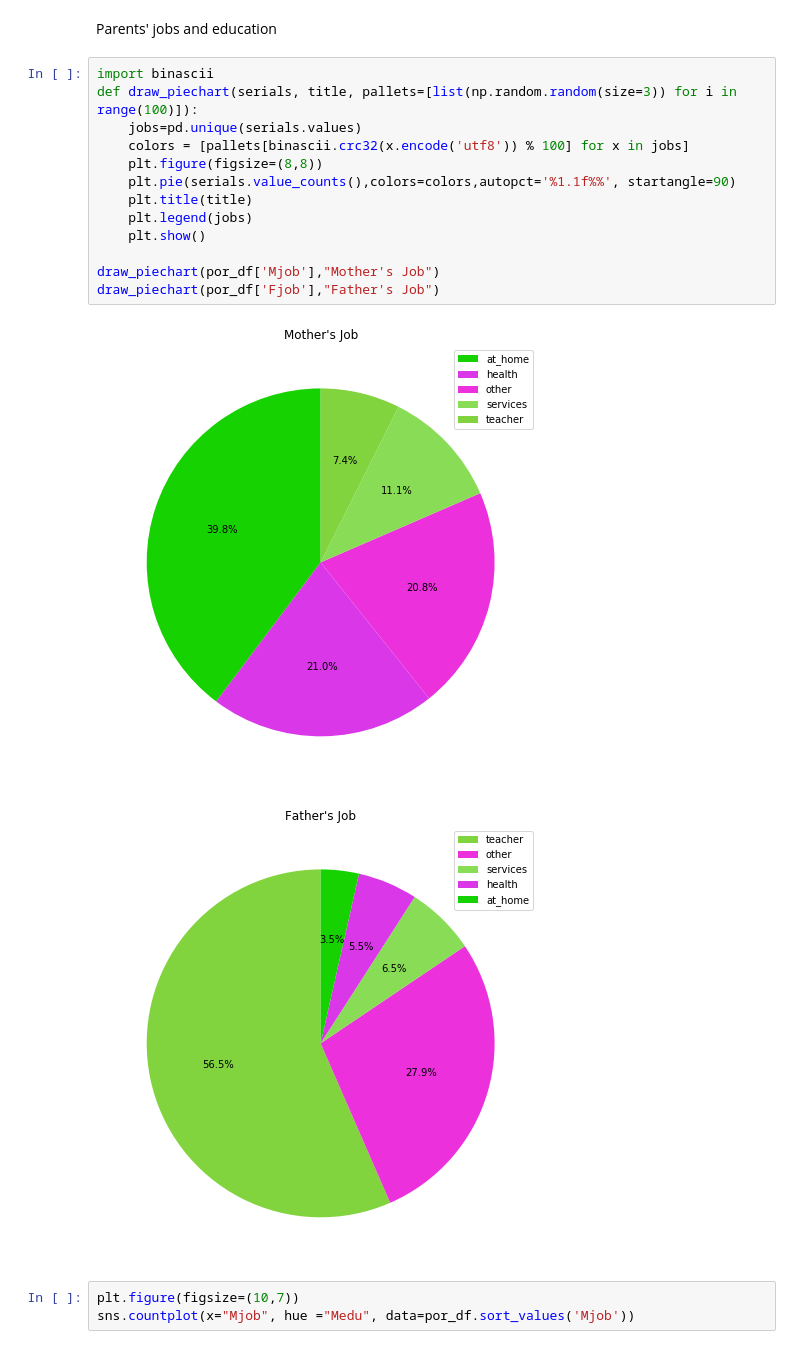
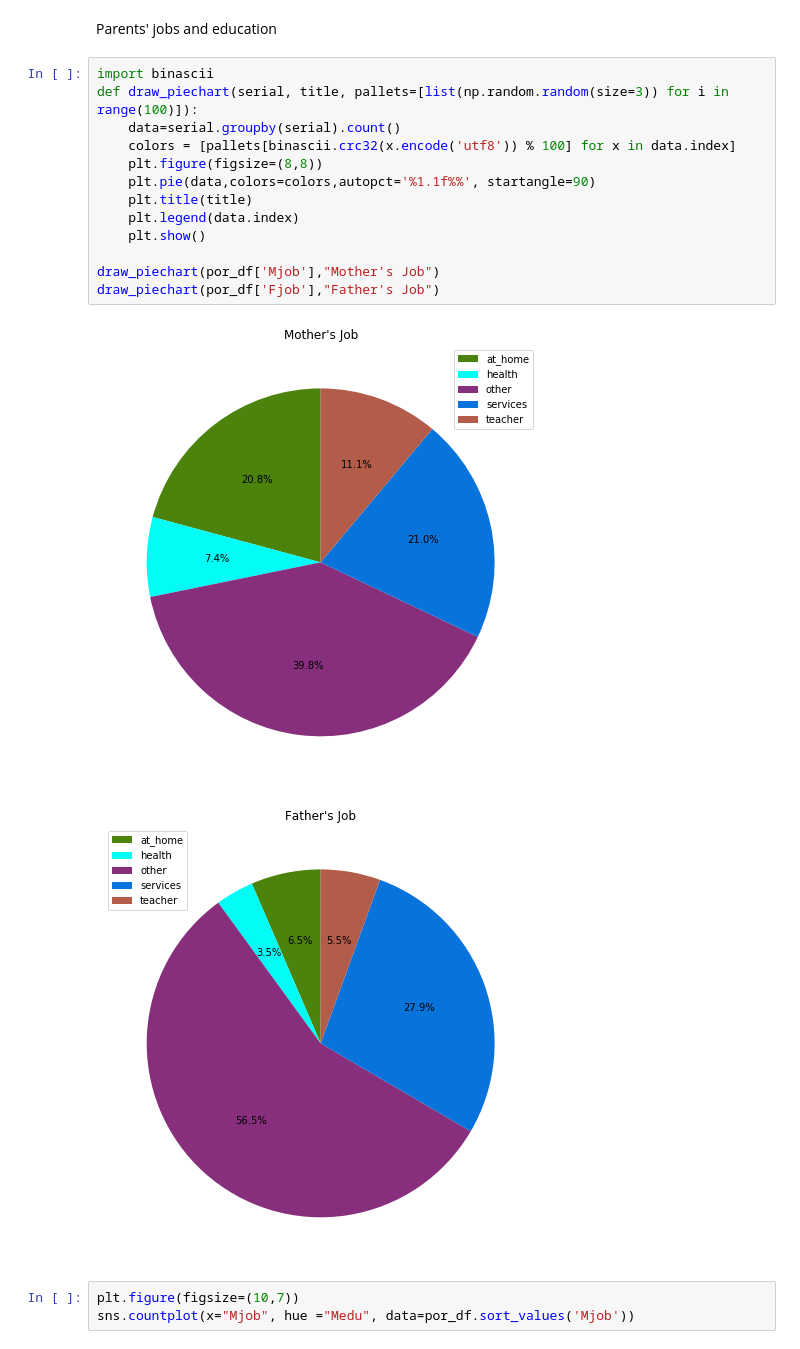
Before and after one commit to linyuan-dc/AIDI, a Jupyter notebook: AIDI1002/Lab2/lab2_code_report.ipynb, the cells around one changed output. Drawn from its saved outputs; the diff is of its cells as text.

```diff
--- a/AIDI1002/Lab2/lab2_code_report.ipynb
+++ b/AIDI1002/Lab2/lab2_code_report.ipynb
@@ -189,20 +189,20 @@ df_plot.plot(kind='bar', stacked=True)
 Parents' jobs and education
 # %%
 import binascii
-def draw_piechart(serials, title, pallets=[list(np.random.random(size=3)) for i in range(100)]):
-    jobs=pd.unique(serials.values)
-    colors = [pallets[binascii.crc32(x.encode('utf8')) % 100] for x in jobs]
+def draw_piechart(serial, title, pallets=[list(np.random.random(size=3)) for i in range(100)]):
+    data=serial.groupby(serial).count()
+    colors = [pallets[binascii.crc32(x.encode('utf8')) % 100] for x in data.index]
     plt.figure(figsize=(8,8))
-    plt.pie(serials.value_counts(),colors=colors,autopct='%1.1f%%', startangle=90)
+    plt.pie(data,colors=colors,autopct='%1.1f%%', startangle=90)
     plt.title(title)
-    plt.legend(jobs)
+    plt.legend(data.index)
     plt.show()
 
 draw_piechart(por_df['Mjob'],"Mother's Job")
 draw_piechart(por_df['Fjob'],"Father's Job")
 # %% [output]
-[figure, old version]
+[figure, new version]
-[figure, old version]
+[figure, new version]
 # %%
 plt.figure(figsize=(10,7))
 sns.countplot(x="Mjob", hue ="Medu", data=por_df.sort_values('Mjob'))
```
Also changed, not shown: parts of 1 cell of this notebook, 2 other files.
